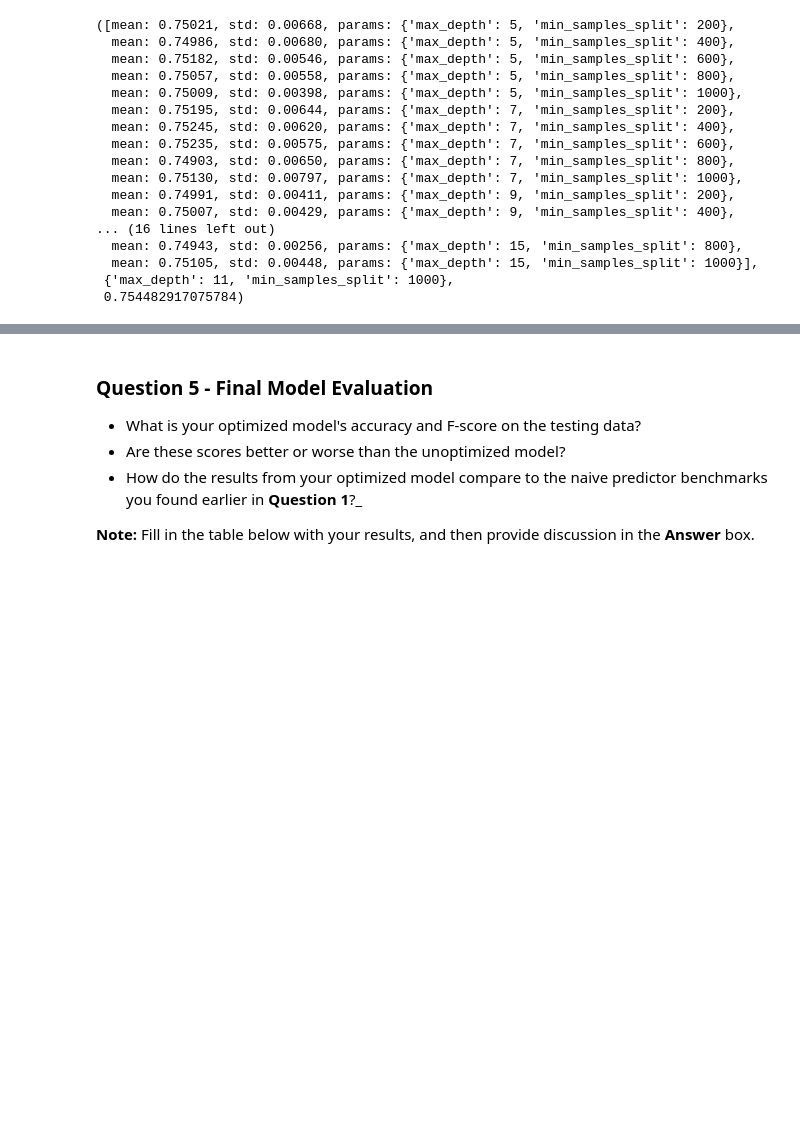
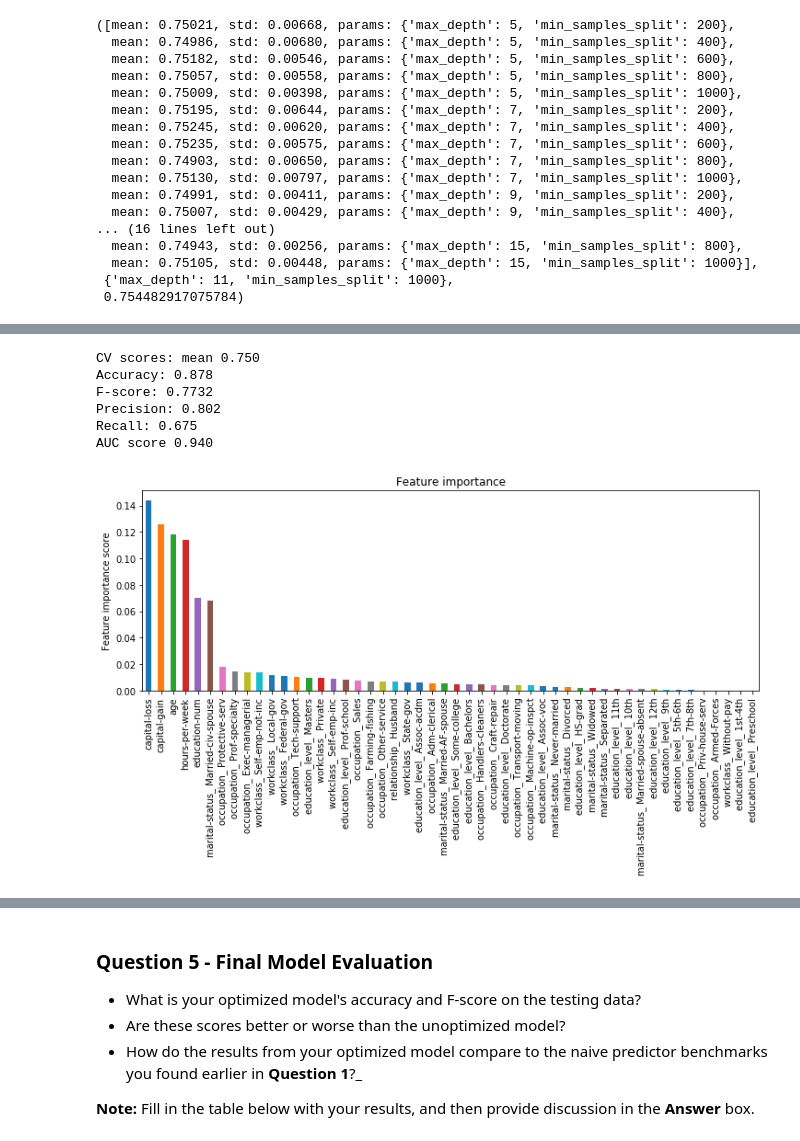
Before and after one commit to kotliarov/charity, a Jupyter notebook: finding_donors-bench.ipynb, the cells around one changed output, grey strips where cells are left out. Drawn from its saved outputs; the diff is of its cells as text; code cells hidden in the pictures; blank space fills up the shorter version.

```diff
--- a/finding_donors-bench.ipynb
+++ b/finding_donors-bench.ipynb
@@ -711,0 +753,16 @@ gsearch3.grid_scores_, gsearch3.best_params_, gsearch3.best_score_
+# %%
+# max features
+params4 = {'max_features': [x for x in range(5, 104, 5)]}
+gsearch4 = GridSearchCV(estimator=GradientBoostingClassifier(learning_rate=0.2,
+                                                             n_estimators=60,
+                                                             max_depth=11,
+                                                             subsample=0.8,
+                                                             min_samples_leaf=20,
+                                                             min_samples_split=1000,
+                                                             random_state=112233),
+                         scoring=scorer,
+                         cv=5,
+                         param_grid=params4,
+                         n_jobs=3)
+gsearch4.fit(X_train, y_train)
+gsearch4.grid_scores_, gsearch4.best_params_, gsearch4.best_score_
@@ -711,0 +787,16 @@ gsearch3.grid_scores_, gsearch3.best_params_, gsearch3.best_score_
+# %%
+# Tune sabsample
+params5 = {'subsample': [0.4, 0.5, 0.6, 0.7, 0.8, 0.85, 0.9]}
+gsearch5 = GridSearchCV(estimator=GradientBoostingClassifier(learning_rate=0.2,
+                                                             n_estimators=60,
+                                                             max_depth=11,
+                                                             min_samples_leaf=20,
+                                                             min_samples_split=1000,
+                                                             max_features=85,
+                                                             random_state=112233),
+                         scoring=scorer,
+                         cv=5,
+                         param_grid=params5,
+                         n_jobs=3)
+gsearch5.fit(X_train, y_train)
+gsearch5.grid_scores_, gsearch5.best_params_, gsearch5.best_score_
@@ -711,0 +813,20 @@ gsearch3.grid_scores_, gsearch3.best_params_, gsearch3.best_score_
+# %%
+# Lower learning rate and increase number of trees using same ratio:
+
+clf_120 = GradientBoostingClassifier(learning_rate=0.1,
+                                     n_estimators=120,
+                                     max_depth=11,
+                                     min_samples_leaf=20,
+                                     min_samples_split=1000,
+                                     max_features=85,
+                                     subsample=0.8,
+                                    random_state=112233)
+fit_model(clf_120, X_train, y_train)
+# %% [output]
+CV scores: mean 0.750
+Accuracy: 0.878
+F-score: 0.7732
+Precision: 0.802
+Recall: 0.675
+AUC score 0.940
+[figure, added]
```
Also changed, not shown: parts of 12 cells of this notebook.
